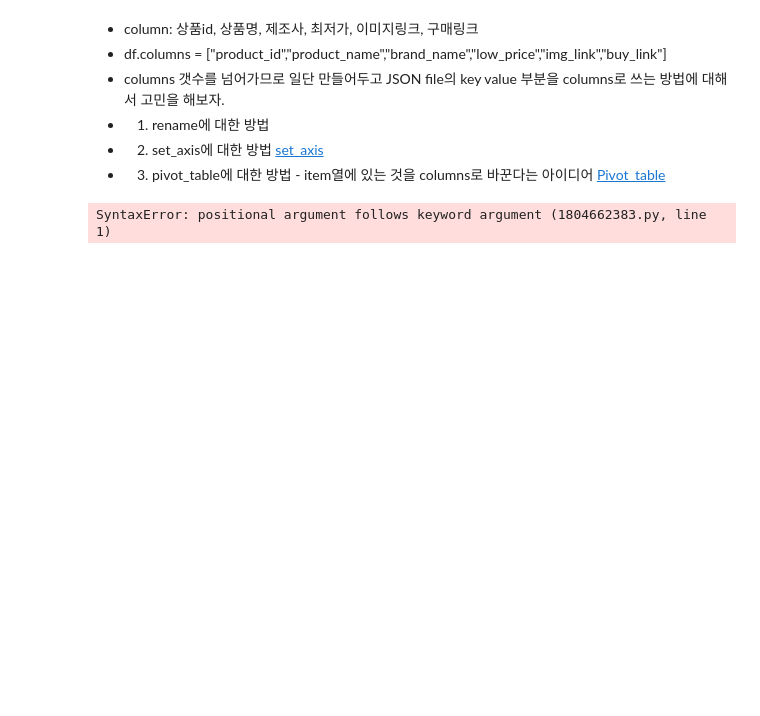
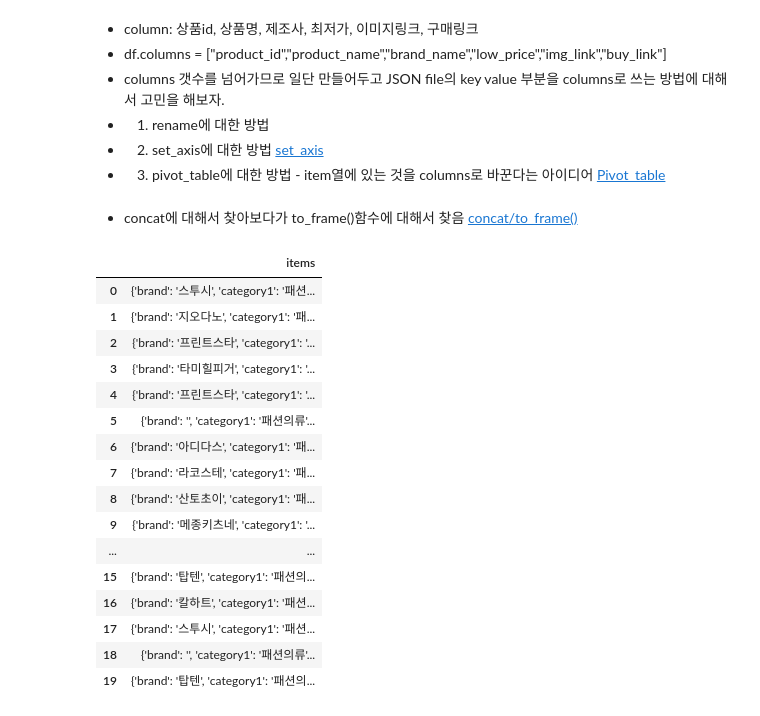
Before and after one commit to baedori99/TIL, a Jupyter notebook: 2nd_week_Assignment.ipynb, the cells around one changed output. Cells and saved outputs as stored; diff of their text form; code cells hidden in the pictures; blank space fills up the shorter version.

```diff
--- a/2nd_week_Assignment.ipynb
+++ b/2nd_week_Assignment.ipynb
@@ -139,6 +139,27 @@ df
 - 2. set_axis에 대한 방법  [set_axis](https://pandas.pydata.org/docs/reference/api/pandas.DataFrame.set_axis.html)
 - 3. pivot_table에 대한 방법 - item열에 있는 것을 columns로 바꾼다는 아이디어 [Pivot_table](https://pandas.pydata.org/docs/reference/api/pandas.DataFrame.pivot_table.html#pandas.DataFrame.pivot_table)
 # %%
-shopping_review = df["items"].pivot(columns="productId") #,"title","brand","lprice","image","link")
+# shopping_review = df["items"].pivot_table(columns="productId","title","brand","lprice","image","link")
-# %% [output]
-SyntaxError: positional argument follows keyword argument (1804662383.py, line 1)
+# %% [markdown]
+- concat에 대해서 찾아보다가 to_frame()함수에 대해서 찾음 [concat/to_frame()](https://pandas.pydata.org/docs/reference/api/pandas.concat.html)
+# %%
+# to_frame()
+item_reviews = df["items"].to_frame()
+# %% [output]
+|  | items |
+| 0 | {'brand': '스투시', 'category1': '패션... |
+| 1 | {'brand': '지오다노', 'category1': '패... |
+| 2 | {'brand': '프린트스타', 'category1': '... |
+| 3 | {'brand': '타미힐피거', 'category1': '... |
+| 4 | {'brand': '프린트스타', 'category1': '... |
+| 5 | {'brand': '', 'category1': '패션의류'... |
+| 6 | {'brand': '아디다스', 'category1': '패... |
+| 7 | {'brand': '라코스테', 'category1': '패... |
+| 8 | {'brand': '산토초이', 'category1': '패... |
+| 9 | {'brand': '메종키츠네', 'category1': '... |
+| ... | ... |
+| 15 | {'brand': '탑텐', 'category1': '패션의... |
+| 16 | {'brand': '칼하트', 'category1': '패션... |
+| 17 | {'brand': '스투시', 'category1': '패션... |
+| 18 | {'brand': '', 'category1': '패션의류'... |
+| 19 | {'brand': '탑텐', 'category1': '패션의... |
```
Also changed, not shown: parts of 6 cells of this notebook, 1 other file.
